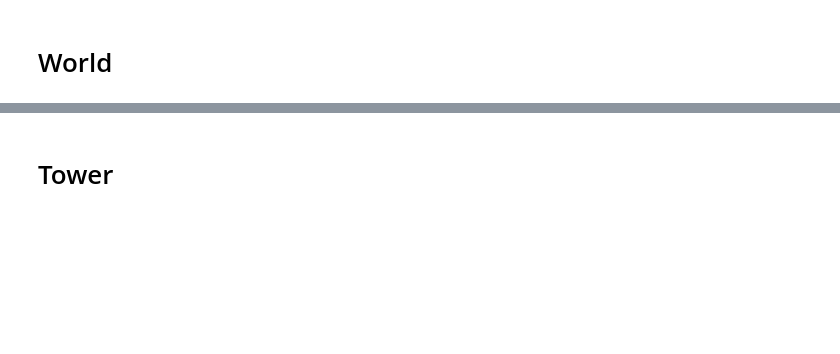
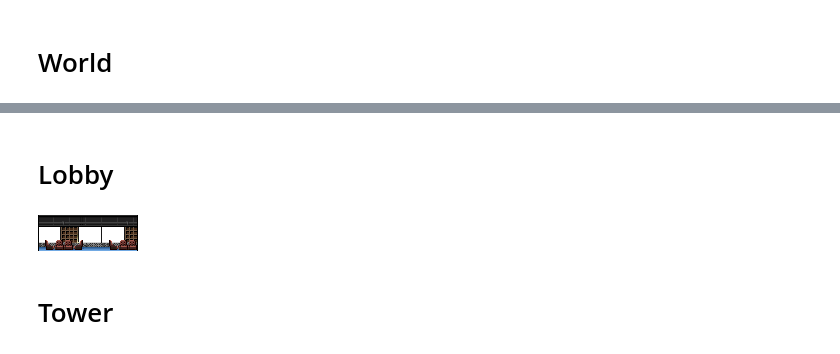
Before and after one commit to juliansmoller/SimTower, a Jupyter notebook: SimTower.ipynb, the cells around one changed output, grey strips where cells are left out. Saved outputs shown, nothing was run; the diff lists cells and outputs as text; code cells hidden in the pictures; blank space fills up the shorter version.

```diff
--- a/SimTower.ipynb
+++ b/SimTower.ipynb
@@ -345,2 +397,18 @@ IndentationError: expected an indented block (<ipython-input-19-6cb348b2f9e4>, l
+# %% [markdown]
+# Lobby
+# %%
+class Lobby:
+    templates = {'lower':Image.open('data/tower/lower_lobby.png'),'sky':Image.open('data/tower/sky_lobby.png')}
+    def create_image(w=100,lobby_type='sky'):
+        template = Lobby.templates.get(lobby_type,Lobby.templates['sky'])
+        im = Image.new('RGBA',(w,template.size[1]),(0,0,0,0))
+        for x in range(im.size[0]):
+            for y in range(im.size[1]):
+                color = (0,0,0,255) if x==0 or x==im.size[0]-1 else template.getpixel((x%template.size[0],y))
+                im.putpixel((x,y),color)
+        return im
+Lobby.create_image()
+# %% [output]
+[figure, added]
 # %% [markdown]
 # Tower
```
Also changed, not shown: parts of 9 cells of this notebook, 7 other files.
